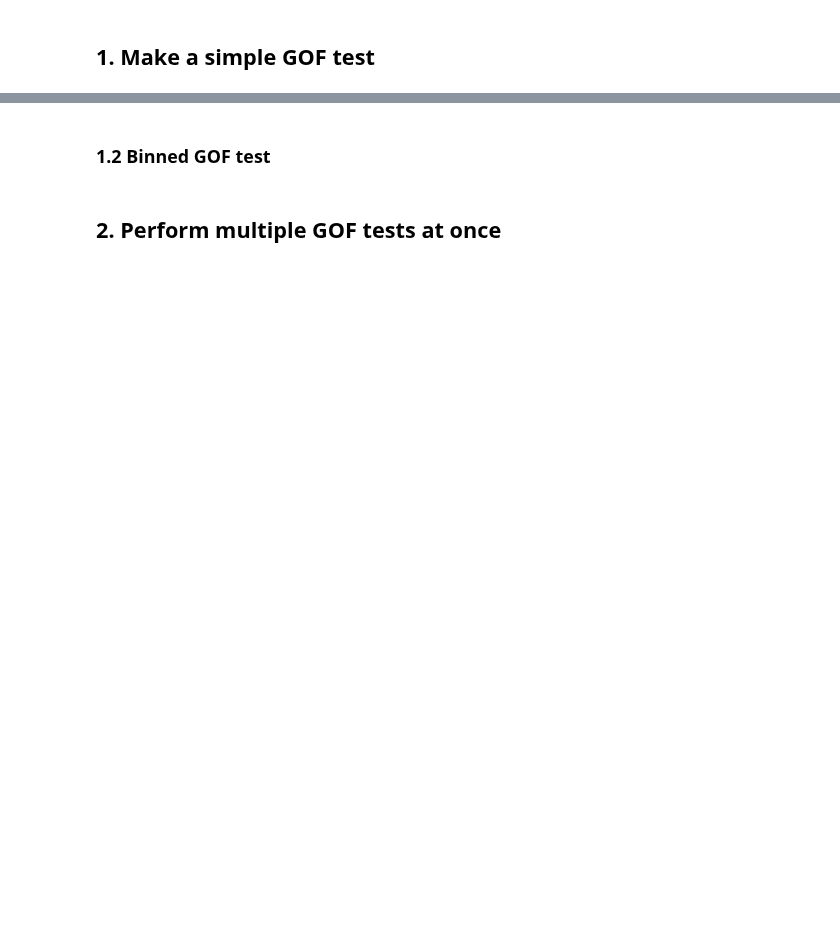
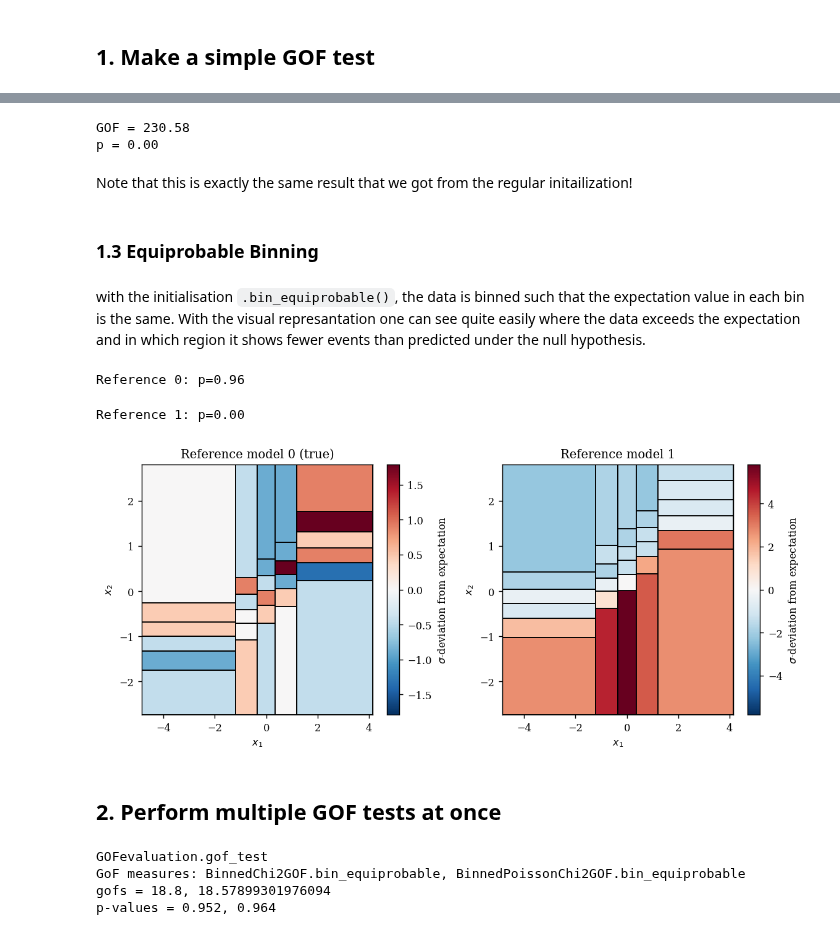
Before and after one commit to XENONnT/GOFevaluation, a Jupyter notebook: gofevaluation_tutorial.ipynb, the cells around one changed output, grey strips where cells are left out. Drawn from its saved outputs; the diff is of its cells as text; code cells hidden in the pictures; blank space fills up the shorter version.

```diff
--- a/gofevaluation_tutorial.ipynb
+++ b/gofevaluation_tutorial.ipynb
@@ -79,2 +152,14 @@ plt.show()
+# %%
+gof_object = ge.BinnedPoissonChi2GOF.from_binned(binned_data=binned_data,
+                                                 binned_reference=expectations_0)
+gof = gof_object.get_gof()
+pval = gof_object.get_pvalue()
+print(f'GOF = {gof:.2f}')
+print(f'p = {pval:.2f}')
+# %% [output]
+GOF = 230.58
+p = 0.00
+# %% [markdown]
+Note that this is exactly the same result that we got from the regular initailization!
 # %% [markdown]
-### 1.2 Binned GOF test
+### 1.3 Equiprobable Binning
@@ -90,24 +166,60 @@ gof_object = ge.PointToPointGOF(data_sample, reference_sample)
+# %% [markdown]
+with the initialisation `.bin_equiprobable()`, the data is binned such that the expectation value in each bin is the same. With the visual represantation one can see quite easily where the data exceeds the expectation and in which region it shows fewer events than predicted under the null hypothesis.
 # %%
+fig, axes = plt.subplots(1, 2, figsize=(9, 4))
+
 # define eqpb parameters
-order = [0, 1]
-n_partitions = [5, 5]
+order = [0, 1]  # [0, 1] means that first dimension 0 is binned, then dimension 1
+n_partitions = [5, 6]  # 5 partitions in dim. 0 and 6 partitions in dim. 1
 
+# perform GOF tests
 gof_object = ge.BinnedPoissonChi2GOF.bin_equiprobable(data_sample=data_sample,
-                                                      reference_sample=reference_sample,
-                                                      nevents_expected=125,
+                                                      reference_sample=reference_sample_0,
+                                                      nevents_expected=n_expectations,
                                                       n_partitions=n_partitions,
                                                       order=order,
                                                       plot=True,
+                                                      ax=axes[0]
                                                      )
-ax = plt.gca()
-ax.set_xlabel('$x_1$')
-ax.set_ylabel('$x_2$')
+pvalue_0 = gof_object.get_pvalue()
+print(f'Reference 0: p={pvalue_0:.2f}')
+
+gof_object = ge.BinnedPoissonChi2GOF.bin_equiprobable(data_sample=data_sample,
+                                                      reference_sample=reference_sample_1,
+                                                      nevents_expected=n_expectations,
+                                                      n_partitions=n_partitions,
+                                                      order=order,
+                                                      plot=True,
+                                                      ax=axes[1]
+                                                     )
+pvalue_1 = gof_object.get_pvalue()
+print(f'Reference 1: p={pvalue_1:.2f}')
+axes[0].set_title('Reference model 0 (true)')
+axes[1].set_title('Reference model 1')
+
+for ax in axes:
+    ax.set_xlabel('$x_1$')
+    ax.set_ylabel('$x_2$')
+plt.tight_layout()
+# %% [output]
+Reference 0: p=0.96
+Reference 1: p=0.00
+[figure, added]
 # %% [markdown]
 ## 2. Perform multiple GOF tests at once
 # %%
-# Initialise all two-sample GoF measures:
+# Initialise all binned GOF measures (with equiprobable binning):
 gof_object = ge.GOFTest(data_sample=data_sample,
-                        reference_sample=reference_sample,
-                        gof_list=['ADTestTwoSampleGOF',
-                                  'KSTestTwoSampleGOF',
-                                  'PointToPointGOF'])
+                        reference_sample=reference_sample_0,
+                        nevents_expected=n_expectations,
+                        n_partitions=[5, 6],
+                        gof_list=['BinnedChi2GOF.bin_equiprobable',
+                                  'BinnedPoissonChi2GOF.bin_equiprobable'])
+gof_object.get_gofs()
+gof_object.get_pvalues()
+print(gof_object)
+# %% [output]
+GOFevaluation.gof_test
+GoF measures: BinnedChi2GOF.bin_equiprobable, BinnedPoissonChi2GOF.bin_equiprobable
+gofs = 18.8, 18.57899301976094
+p-values = 0.952, 0.964
```
Also changed, not shown: parts of 20 cells of this notebook.
